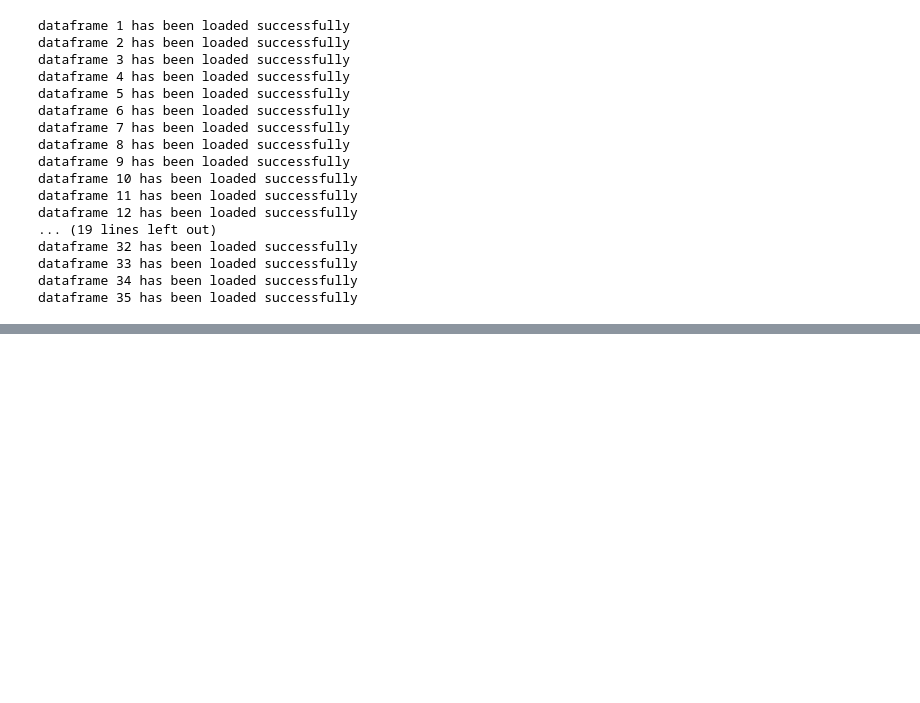
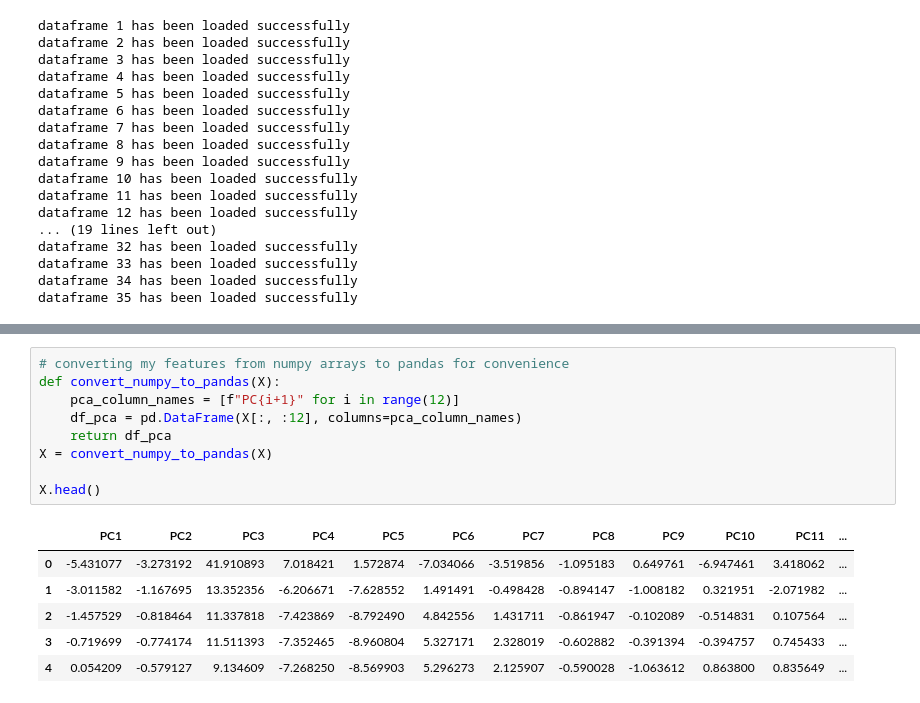
Before and after one commit to AsuquoAA/Predictive_Maintenance, a Jupyter notebook: Predictive_Maintenance_Classification.ipynb, the cells around one changed output, grey strips where cells are left out. Drawn from its saved outputs; the diff is of its cells as text; blank space fills up the shorter version.

```diff
--- a/Predictive_Maintenance_Classification.ipynb
+++ b/Predictive_Maintenance_Classification.ipynb
@@ -567,0 +741,16 @@ split_columns()
+# %%
+# converting my features from numpy arrays to pandas for convenience
+def convert_numpy_to_pandas(X):
+    pca_column_names = [f"PC{i+1}" for i in range(12)]
+    df_pca = pd.DataFrame(X[:, :12], columns=pca_column_names)
+    return df_pca
+X = convert_numpy_to_pandas(X)
+
+X.head()
+# %% [output]
+|  | PC1 | PC2 | PC3 | PC4 | PC5 | PC6 | PC7 | PC8 | PC9 | PC10 | PC11 | ... |
+| 0 | -5.431077 | -3.273192 | 41.910893 | 7.018421 | 1.572874 | -7.034066 | -3.519856 | -1.095183 | 0.649761 | -6.947461 | 3.418062 | ... |
+| 1 | -3.011582 | -1.167695 | 13.352356 | -6.206671 | -7.628552 | 1.491491 | -0.498428 | -0.894147 | -1.008182 | 0.321951 | -2.071982 | ... |
+| 2 | -1.457529 | -0.818464 | 11.337818 | -7.423869 | -8.792490 | 4.842556 | 1.431711 | -0.861947 | -0.102089 | -0.514831 | 0.107564 | ... |
+| 3 | -0.719699 | -0.774174 | 11.511393 | -7.352465 | -8.960804 | 5.327171 | 2.328019 | -0.602882 | -0.391394 | -0.394757 | 0.745433 | ... |
+| 4 | 0.054209 | -0.579127 | 9.134609 | -7.268250 | -8.569903 | 5.296273 | 2.125907 | -0.590028 | -1.063612 | 0.863800 | 0.835649 | ... |
```
Also changed, not shown: parts of 25 cells of this notebook.
